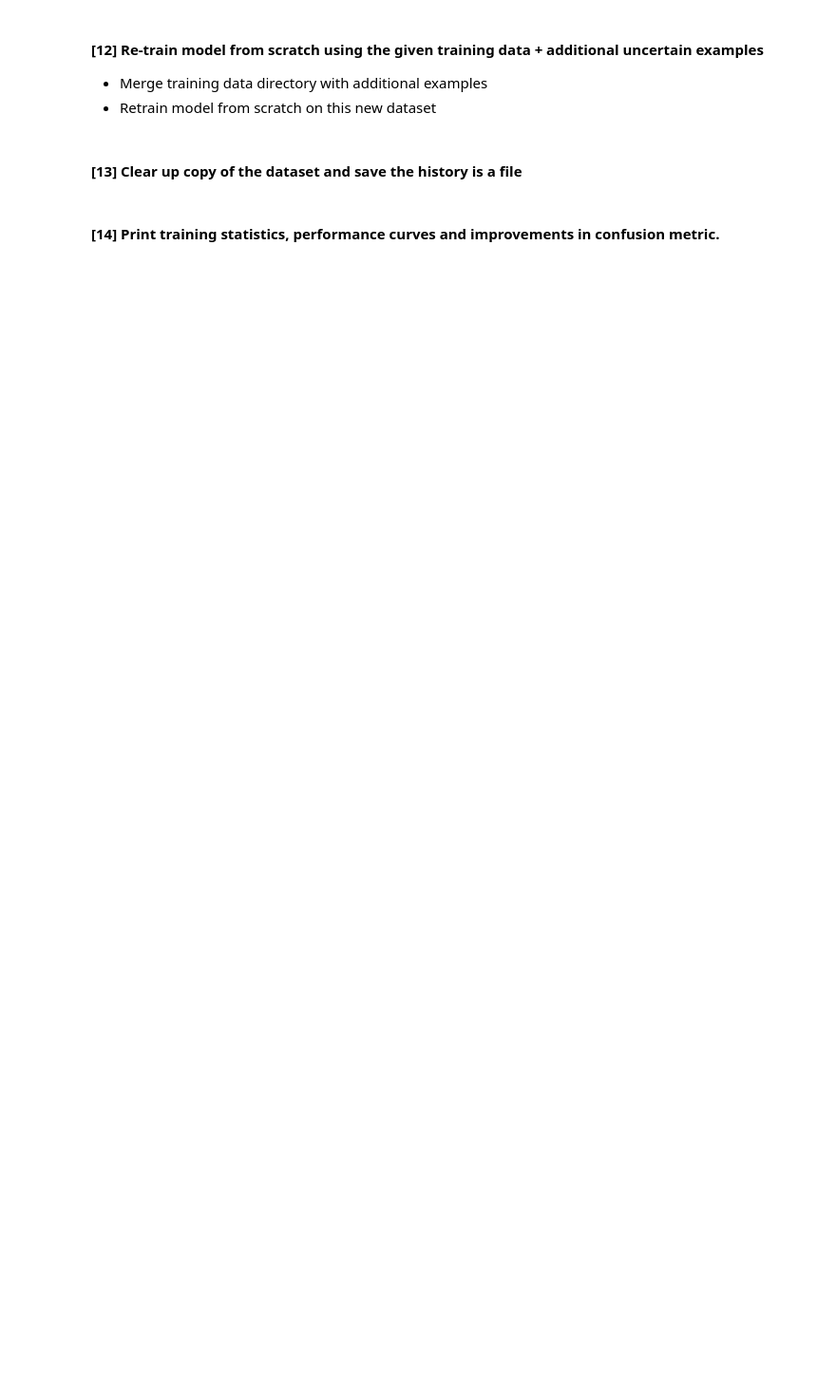
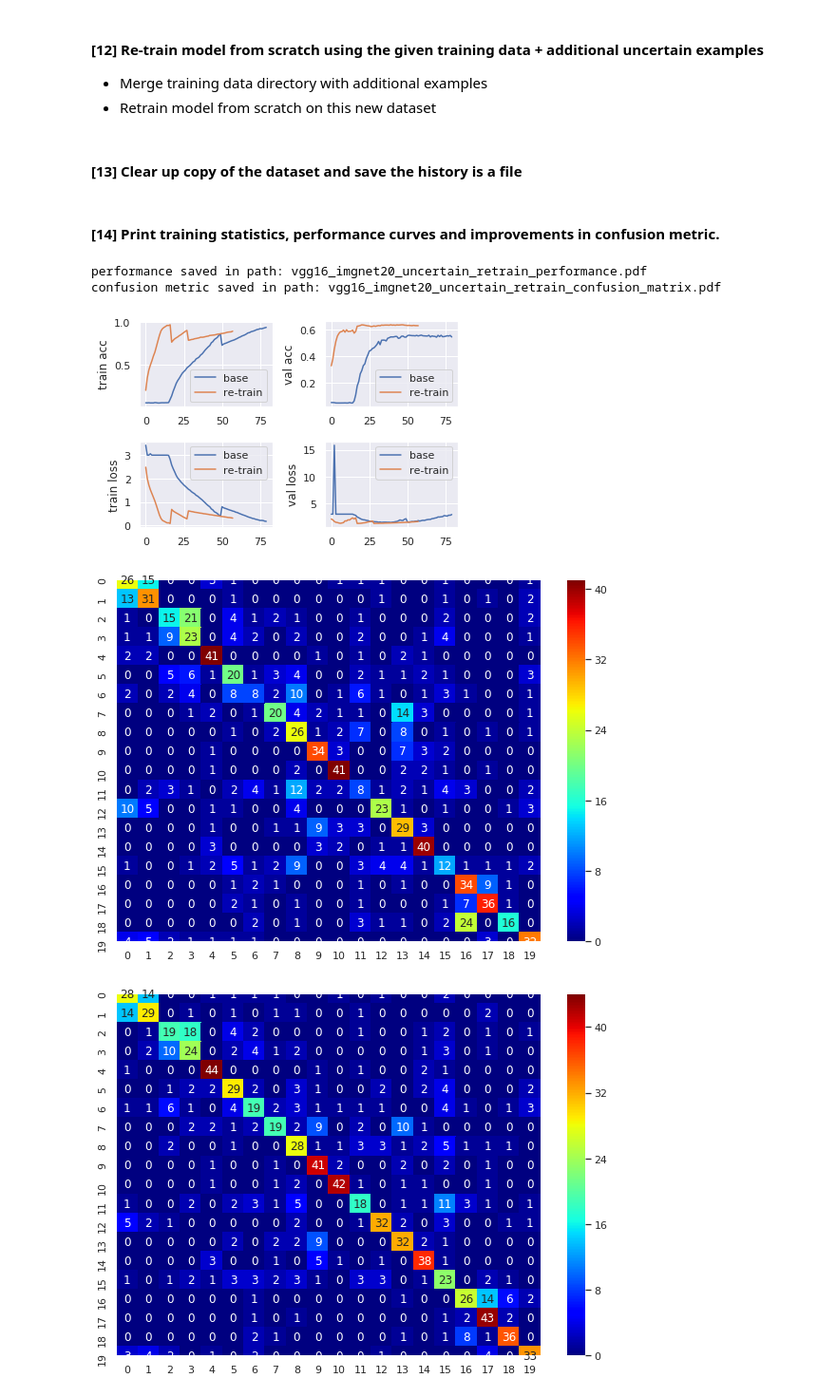
Before and after one commit to UntangleAI/example, a Jupyter notebook: imagenet_actlearn_tutorial.ipynb, the cells around one changed output. Shown at 95% size. Drawn from its saved outputs; the diff is of its cells as text; code cells hidden in the pictures; blank space fills up the shorter version.

Commit message:
active learning tutorial v2

```diff
--- a/imagenet_actlearn_tutorial.ipynb
+++ b/imagenet_actlearn_tutorial.ipynb
@@ -67,9 +68,8 @@ class Args:
     patience = 10
     lr = 0.001
     sample_selection = 0.2 # 20% of unseen data
-    is_al = True
+    is_al = False # set it to True for active learning - computing uncertainty repeatedly with increasing labelled data
     mode = 'uncertain' # one of `uncertain`, `certain`, `random`
-    sigmoid_node = False # if network contains sigmoid node at last layer
 # %% [markdown]
 #### [4] Define a torch model. Here, we modify VGG16 from torchvision to output 20 probabilities.
 # %%
@@ -430,33 +431,39 @@ fig.subplots_adjust(hspace=0.4, wspace=0.4)
 ax = fig.add_subplot(2, 2, 1)
 sn.lineplot(data=base_df, x=base_df.index, y='train acc')
 sn.lineplot(data=retrain_df, x=retrain_df.index, y='train acc')
 ax.legend(loc='bottom right', labels=['base', 're-train'])
 ax = fig.add_subplot(2, 2, 2)
 sn.lineplot(data=base_df, x=base_df.index, y='val acc')
 sn.lineplot(data=retrain_df, x=retrain_df.index, y='val acc')
 ax.legend(loc='bottom right', labels=['base', 're-train'])
 ax = fig.add_subplot(2, 2, 3)
 sn.lineplot(data=base_df, x=base_df.index, y='train loss')
 sn.lineplot(data=retrain_df, x=retrain_df.index, y='train loss')
 ax.legend(loc='top right', labels=['base', 're-train'])
 ax = fig.add_subplot(2, 2, 4)
 sn.lineplot(data=base_df, x=base_df.index, y='val loss')
 sn.lineplot(data=retrain_df, x=retrain_df.index, y='val loss')
 ax.legend(loc='top right', labels=['base', 're-train'])
-performance_save_path = "{}_performance.pdf".format(mname)
+performance_save_path = "{}_performance.pdf".format(args.mname)
 plt.savefig(performance_save_path)
 print("performance saved in path: {}".format(performance_save_path))
 
-cm_save_path = "{}_confusion_matrix.pdf".format(mname)
+cm_save_path = "{}_confusion_matrix.pdf".format(args.mname)
 with PdfPages(cm_save_path) as pdf_pages:
     for idx in range(len(idx2Name_map)):
         if(idx == 2):
             in_data = (data['cm'][1] - data['cm'][0]) * np.eye(data['cm'][1].shape[0], data['cm'][1].shape[1])
         else:
             in_data = data['cm'][idx]
         df_cm = pd.DataFrame(in_data, index = [str(i) for i in range(args.num_classes)],
                           columns = [str(i) for i in range(args.num_classes)])
         fig = plt.figure(figsize = (10,7))
         sn.heatmap(df_cm, annot=True, cmap='jet')
         pdf_pages.savefig(fig)
-print("confusion metric saved in path: {}".format(save_path))
+print("confusion metric saved in path: {}".format(cm_save_path))
+# %% [output]
+performance saved in path: vgg16_imgnet20_uncertain_retrain_performance.pdf
+confusion metric saved in path: vgg16_imgnet20_uncertain_retrain_confusion_matrix.pdf
+[figure, added]
+[figure, added]
+[figure, added]
```
Also changed, not shown: parts of 6 cells of this notebook.
